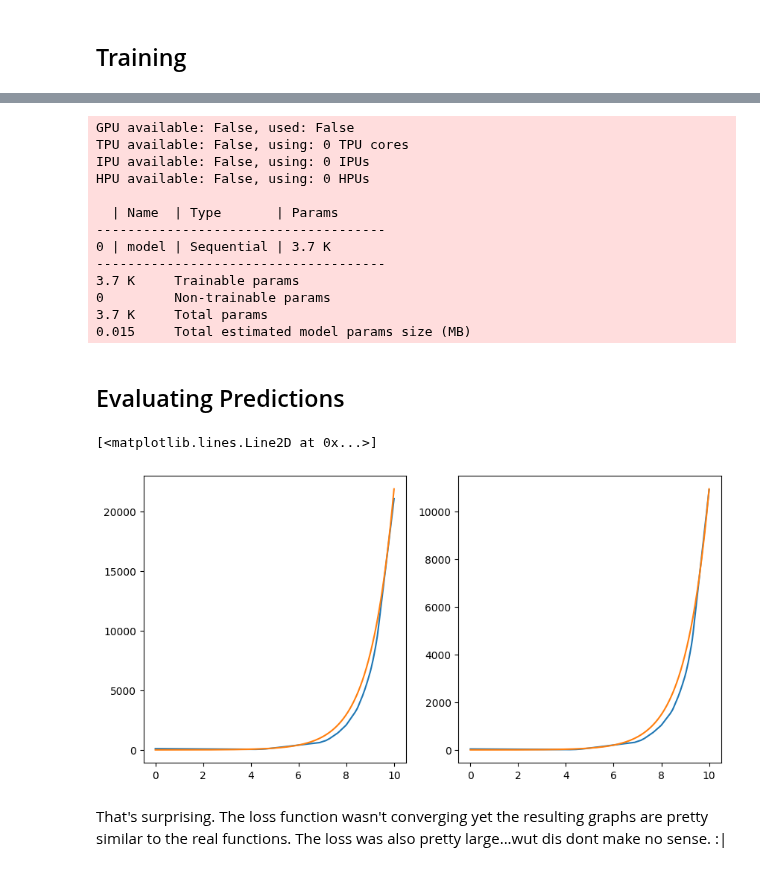
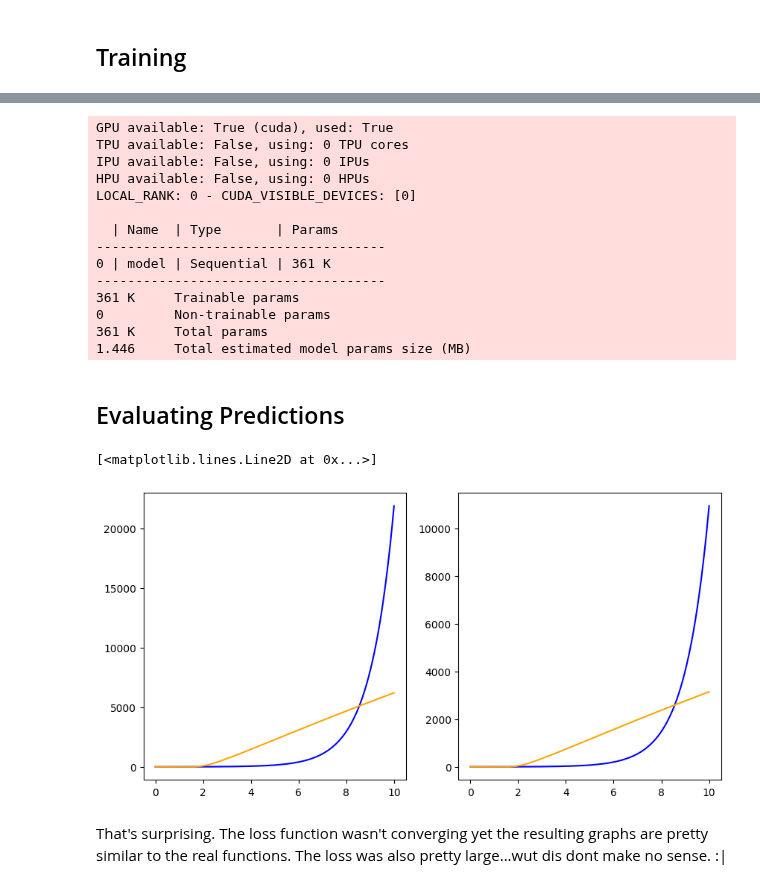
Before and after one commit to Fox-King777/ODE_System_Solver, a Jupyter notebook: SolvingSystemODE.ipynb, the cells around one changed output, grey strips where cells are left out. Saved outputs shown, nothing was run; the diff lists cells and outputs as text; code cells hidden in the pictures.

```diff
--- a/SolvingSystemODE.ipynb
+++ b/SolvingSystemODE.ipynb
@@ -59,8 +66,8 @@ class Dataset(data.Dataset):
 
     def __init__(self, init, end, n, initial_condition):
         self.n = n
-        self.x = torch.linspace(init, end, self.n)
-        self.y = initial_condition.unsqueeze(0)
+        self.x = torch.linspace(init, end, self.n).to("cuda")
+        self.y = initial_condition.unsqueeze(0).to("cuda")
 
         dx = (end - init) / self.n
         for i in range(self.n - 1):
@@ -73,10 +80,10 @@ class Dataset(data.Dataset):
         return self.n
 
     def __getitem__(self, idx):
-        x = self.x[idx, np.newaxis]
-        y = self.y[idx]
+        x = self.x[idx, np.newaxis].to("cuda")
+        y = self.y[idx].to("cuda")
 
-        return torch.Tensor(x), torch.Tensor(y)
+        return torch.Tensor(x).to("cuda"), torch.Tensor(y).to("cuda")
 # %%
 initial_condition = torch.Tensor([1, 2])
 train = Dataset(0, 10, 10000, initial_condition)
@@ -111,41 +119,41 @@ None
 # %%
 from lightning.pytorch.callbacks.early_stopping import EarlyStopping
 
-early_stop_callback = EarlyStopping(monitor="train_loss", min_delta=0.00, patience=50, verbose=False, mode="min", stopping_threshold=0.1)
-
-trainer = L.Trainer(accelerator="auto", logger=False, max_epochs=10000, callbacks=[early_stop_callback])
+early_stop_callback = EarlyStopping(monitor="train_loss", min_delta=0.00, patience=10000, verbose=False, mode="min", stopping_threshold=900)
+trainer = L.Trainer(accelerator="cuda", logger=False, max_epochs=10000, callbacks=[early_stop_callback])
 learner = Learner()
 trainer.fit(learner, data.DataLoader(train, batch_size=100))
 # %% [output]
-GPU available: False, used: False
+GPU available: True (cuda), used: True
 TPU available: False, using: 0 TPU cores
 IPU available: False, using: 0 IPUs
 HPU available: False, using: 0 HPUs
+LOCAL_RANK: 0 - CUDA_VISIBLE_DEVICES: [0]
 
   | Name  | Type       | Params
 -------------------------------------
-0 | model | Sequential | 3.7 K
+0 | model | Sequential | 361 K
 -------------------------------------
-3.7 K     Trainable params
+361 K     Trainable params
 0         Non-trainable params
-3.7 K     Total params
-0.015     Total estimated model params size (MB)
+361 K     Total params
+1.446     Total estimated model params size (MB)
 # %% [markdown]
 ## Evaluating Predictions
+# %%
+y_hat = learner.model.forward(train.x.view(10000, 1).to("cuda"))
+y_hat = y_hat.detach().cpu()
 # %%
-y_hat = learner.model.forward(train.x.view(10000, 1))
-y_hat = y_hat.detach().cpu()
-
 fig = plt.figure(figsize=(10,5))
 ax_y1 = fig.add_subplot(121)
-ax_y1.plot(train.x[:], y_hat[:, 0])
-ax_y1.plot(train.x[:], train.y[:, 0])
+ax_y1.plot(train.x[:], train.y[:, 0], color='blue')
+ax_y1.plot(train.x[:], y_hat[:, 0], color='orange')
 
 ax_y2 = fig.add_subplot(122)
-ax_y2.plot(train.x[:], y_hat[:, 1])
-ax_y2.plot(train.x[:], train.y[:, 1])
+ax_y2.plot(train.x[:], train.y[:, 1], color='blue')
+ax_y2.plot(train.x[:], y_hat[:, 1], color='orange')
 # %% [output]
 [<matplotlib.lines.Line2D at 0x...>]
-[figure, old version]
+[figure, new version]
 # %% [markdown]
 That's surprising. The loss function wasn't converging yet the resulting graphs are pretty similar to the real functions. The loss was also pretty large...wut dis dont make no sense. :|
```
Also changed, not shown: parts of 3 cells of this notebook, 47 other files.
